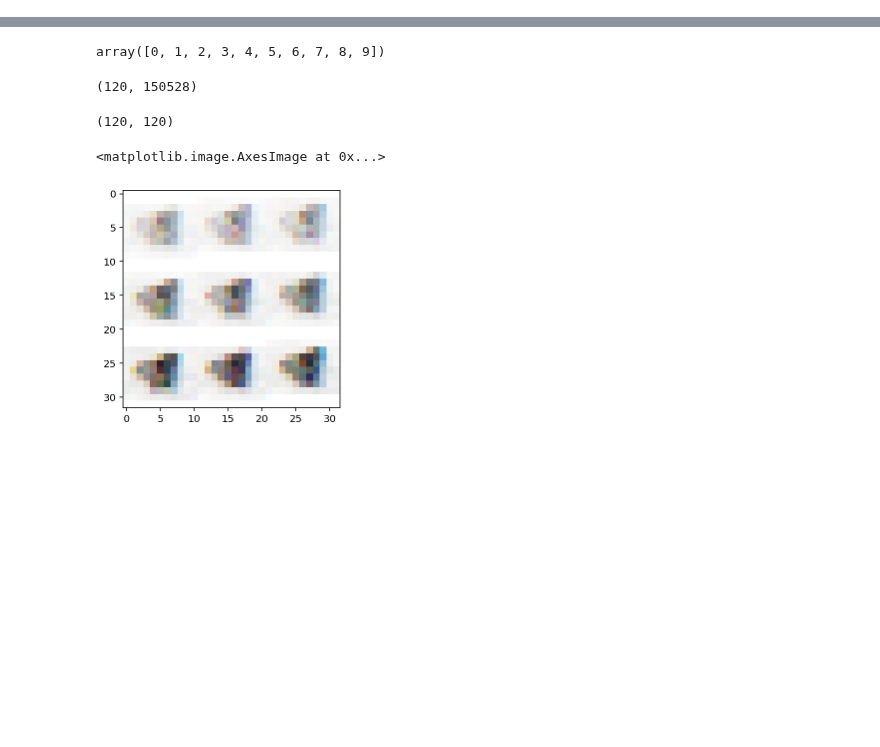
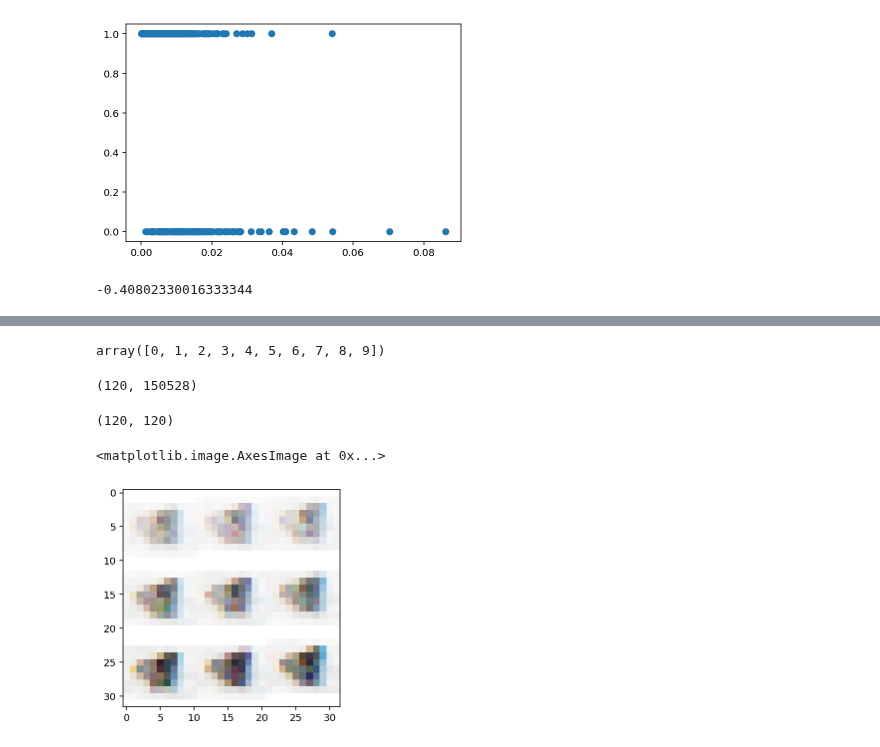
Before and after one commit to harry-tian/ai-driven-tutorial, a Jupyter notebook: scratch.ipynb, the cells around one changed output, grey strips where cells are left out. Drawn from its saved outputs; the diff is of its cells as text; code cells hidden in the pictures; blank space fills up the shorter version.

```diff
--- a/scratch.ipynb
+++ b/scratch.ipynb
@@ -30,0 +28,11 @@ class_b = all[1583:]
+# %%
+z_train = pickle.load(open("data/embeds/wv/align=0.5/MTL_train_d50_seed42.pkl","rb"))
+z_test = pickle.load(open("data/embeds/wv/align=0.5/MTL_test_d50_seed42.pkl","rb"))
+syn_x_train = pickle.load(open("data/datasets/wv_3d_square/train_features.pkl","rb"))
+syn_x_test = pickle.load(open("data/datasets/wv_3d_square/test_features.pkl","rb"))
+
+train = torchvision.datasets.ImageFolder(f"data/datasets/wv_3d_square/train")
+test = torchvision.datasets.ImageFolder(f"data/datasets/wv_3d_square/test")
+y_train = np.array([x[1] for x in train])
+y_test = np.array([x[1] for x in test])
+y_pred = y_test
@@ -30,0 +83,2 @@ class_b = all[1583:]
+# %%
+weights, powers = [0,0,1,1], [2,2]
@@ -30,0 +87,10 @@ class_b = all[1583:]
+# %%
+euc_dist_M = evals.euclidean_distances(z_test,z_train)
+NINO = evals.get_NINO(euc_dist_M, y_train, y_pred, 1)
+NINO = evals.get_NIFO(euc_dist_M, y_train, y_pred, 1)
+NINO_ds_acc, preds, m = decision_support(syn_x_train, y_train, syn_x_test, y_test, NINO, weights, powers)
+# %%
+corr(preds, m[:,0])
+# %% [output]
+[figure, added]
+-0.40802330016333344
```
Also changed, not shown: parts of 9 cells of this notebook, 9 other files.
